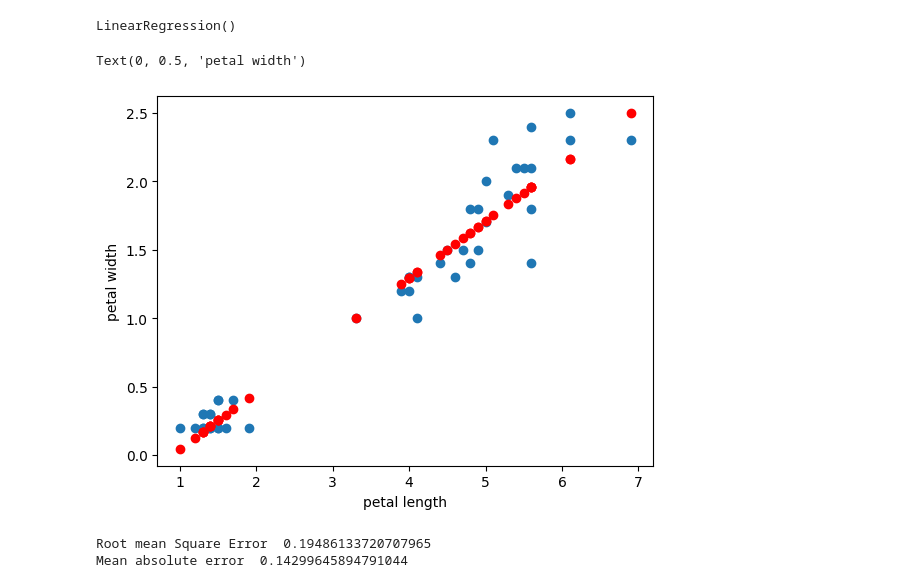
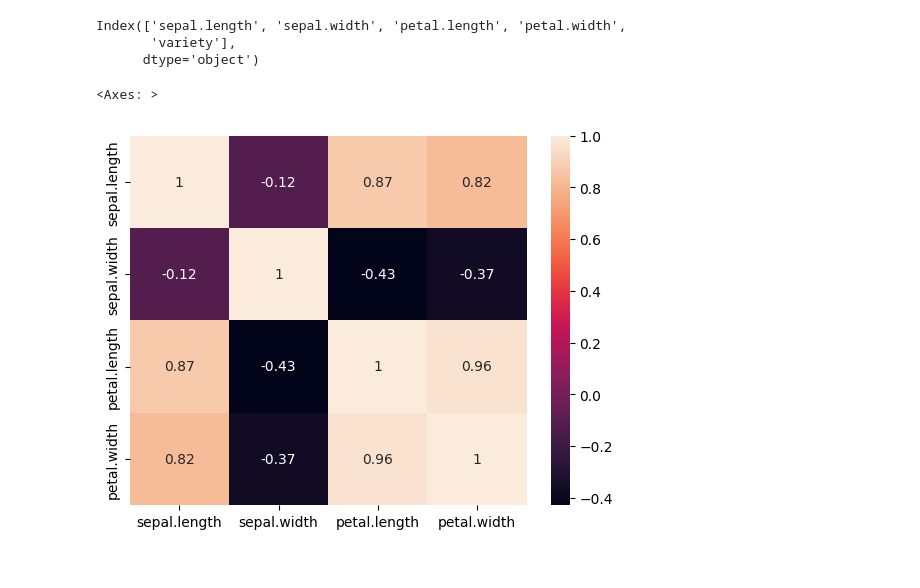
Before and after one commit to adelicia-js/MSc-Sem-2, a Jupyter notebook: ML-Lab/8-Linear-Regression/Linear-Regression.ipynb, the cells around one changed output. Saved outputs shown, nothing was run; the diff lists cells and outputs as text; code cells hidden in the pictures.

Commit message:
added some more metrics and plots to Linear Regression code

```diff
--- a/ML-Lab/8-Linear-Regression/Linear-Regression.ipynb
+++ b/ML-Lab/8-Linear-Regression/Linear-Regression.ipynb
@@ -14,23 +10,15 @@ test_x = np.array(test_x).reshape(-1,1)
-# %%
-lr = linear_model.LinearRegression()
-lr.fit(train_x,train_y)
-# %% [output]
-LinearRegression()
-# %%
-import matplotlib.pyplot as plt
-plt.scatter(test_x,test_y)
-y_predict = lr.predict(test_x)
-plt.scatter(test_x,y_predict,color = 'red')
-plt.xlabel("petal length")
-plt.ylabel("petal width")
-# %% [output]
-Text(0, 0.5, 'petal width')
-[figure, removed]
-# %%
-import sklearn.metrics as skm
-
-print('Root mean Square Error ', skm.mean_squared_error(test_y,y_predict)**0.5)
-print('Mean absolute error ',skm.mean_absolute_error(y_predict,test_y))
-# %% [output]
-Root mean Square Error  0.19486133720707965
-Mean absolute error  0.14299645894791044
+# %%
+# Importing a dataset 'iris.csv'
+data = pd.read_csv('../datasets/iris.csv')
+# data.head()
+data.columns
+# %% [output]
+Index(['sepal.length', 'sepal.width', 'petal.length', 'petal.width',
+       'variety'],
+      dtype='object')
+# %%
+# Plotting a heatmap to visualize correlation between different attributes
+sns.heatmap(data.corr(numeric_only=True),annot=True)
+# %% [output]
+<Axes: >
+[figure, added]
```
Also changed, not shown: parts of 13 cells of this notebook.
